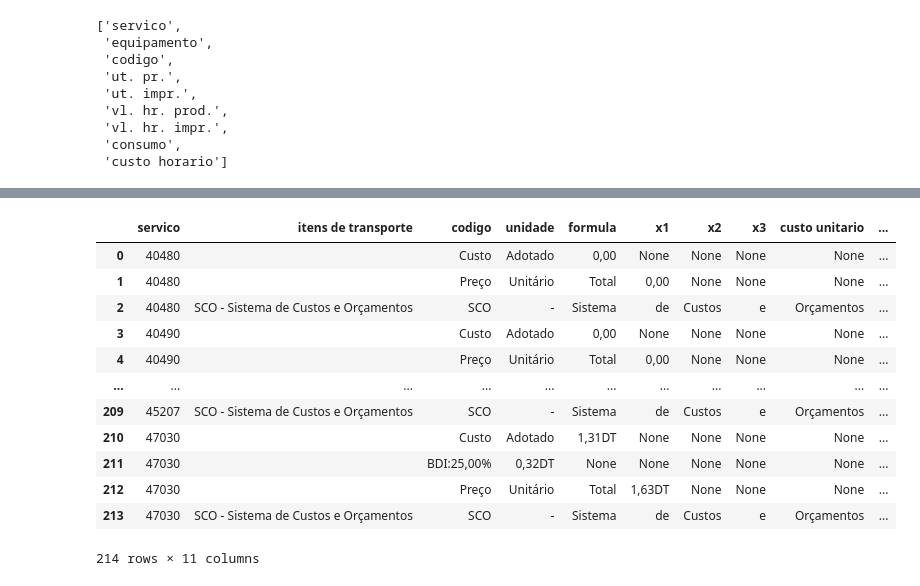
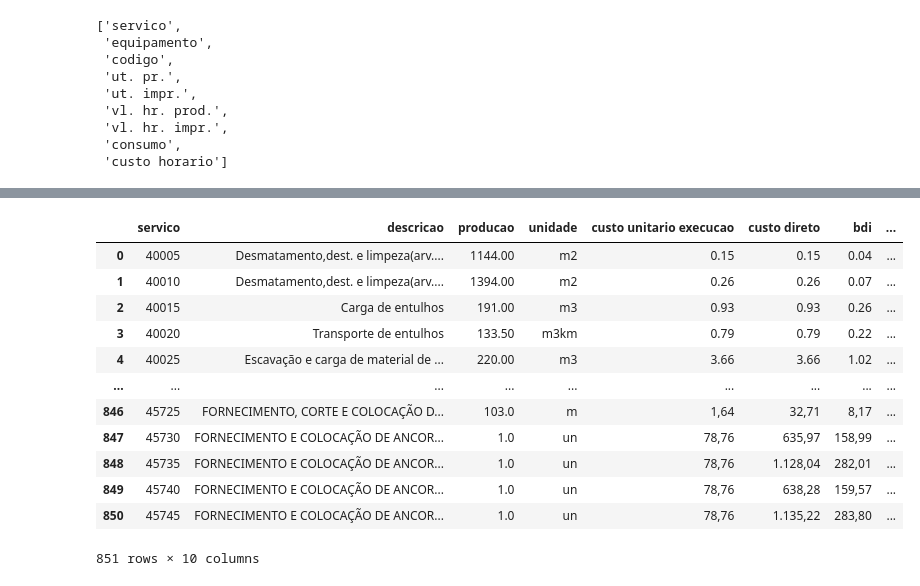
Before and after one commit to vinifroes/terraplanagem-pavimentacao, a Jupyter notebook: etl.ipynb, the cells around one changed output, grey strips where cells are left out. Drawn from its saved outputs; the diff is of its cells as text; code cells hidden in the pictures.

```diff
--- a/etl.ipynb
+++ b/etl.ipynb
@@ -92,5 +92,8 @@ def add_data_sheet(wb, sheet_name, sheet_vars):
         for n, v in enumerate(i):
             ws.write(row, n, v)
         row += 1
+# %%
+number_format = {",": "", "": ""}
+number_format_br = {".": "", ",": "."}
 # %%
 composicoes_files = [
@@ -577,35 +767,47 @@ df_equipamentos = pd.DataFrame(
 # %%
+df_servico = pd.DataFrame(
+    _global_servico, columns=composicoes["servico_title"] + ["source"]
+)
+df_equipamentos = pd.DataFrame(
+    _global_equipamentos, columns=composicoes["equipamentos_title"] + ["source"]
+)
 df_mao_de_obra = pd.DataFrame(
-    global_mao_de_obra, columns=composicoes["mao_de_obra_title"]
+    _global_mao_de_obra, columns=composicoes["mao_de_obra_title"] + ["source"]
 )
 df_itens_de_incidencia = pd.DataFrame(
-    global_itens_de_incidencia, columns=composicoes["itens_de_incidencia_title"]
+    _global_itens_de_incidencia,
+    columns=composicoes["itens_de_incidencia_title"] + ["source"],
 )
-df_materiais = pd.DataFrame(global_materiais, columns=composicoes["materiais_title"])
-df_servicos = pd.DataFrame(global_servicos, columns=composicoes["servicos_title"])
+df_materiais = pd.DataFrame(
+    _global_materiais, columns=composicoes["materiais_title"] + ["source"]
+)
+df_servicos = pd.DataFrame(
+    _global_servicos, columns=composicoes["servicos_title"] + ["source"]
+)
 df_itens_de_transporte = pd.DataFrame(
-    global_itens_de_transporte, columns=composicoes["itens_de_transporte_title"]
+    _global_itens_de_transporte,
+    columns=composicoes["itens_de_transporte_title"] + ["source"],
 )
 # %%
-# df_servico
+df_servico
 # df_equipamentos
 # df_mao_de_obra
 # df_itens_de_incidencia
 # df_materiais
 # df_servicos
-df_itens_de_transporte
+# df_itens_de_transporte
 # %% [output]
-|  | servico | itens de transporte | codigo | unidade | formula | x1 | x2 | x3 | custo unitario | ... |
-| 0 | 40480 |  | Custo | Adotado | 0,00 | None | None | None | None | ... |
-| 1 | 40480 |  | Preço | Unitário | Total | 0,00 | None | None | None | ... |
-| 2 | 40480 | SCO - Sistema de Custos e Orçamentos | SCO | - | Sistema | de | Custos | e | Orçamentos | ... |
-| 3 | 40490 |  | Custo | Adotado | 0,00 | None | None | None | None | ... |
-| 4 | 40490 |  | Preço | Unitário | Total | 0,00 | None | None | None | ... |
-| ... | ... | ... | ... | ... | ... | ... | ... | ... | ... | ... |
-| 209 | 45207 | SCO - Sistema de Custos e Orçamentos | SCO | - | Sistema | de | Custos | e | Orçamentos | ... |
-| 210 | 47030 |  | Custo | Adotado | 1,31DT | None | None | None | None | ... |
-| 211 | 47030 |  | BDI:25,00% | 0,32DT | None | None | None | None | None | ... |
-| 212 | 47030 |  | Preço | Unitário | Total | 1,63DT | None | None | None | ... |
-| 213 | 47030 | SCO - Sistema de Custos e Orçamentos | SCO | - | Sistema | de | Custos | e | Orçamentos | ... |
+|  | servico | descricao | producao | unidade | custo unitario execucao | custo direto | bdi | ... |
+| 0 | 40005 | Desmatamento,dest. e limpeza(arv.... | 1144.00 | m2 | 0.15 | 0.15 | 0.04 | ... |
+| 1 | 40010 | Desmatamento,dest. e limpeza(arv.... | 1394.00 | m2 | 0.26 | 0.26 | 0.07 | ... |
+| 2 | 40015 | Carga de entulhos | 191.00 | m3 | 0.93 | 0.93 | 0.26 | ... |
+| 3 | 40020 | Transporte de entulhos | 133.50 | m3km | 0.79 | 0.79 | 0.22 | ... |
+| 4 | 40025 | Escavação e carga de material de ... | 220.00 | m3 | 3.66 | 3.66 | 1.02 | ... |
+| ... | ... | ... | ... | ... | ... | ... | ... | ... |
+| 846 | 45725 | FORNECIMENTO, CORTE E COLOCAÇÃO D... | 103.0 | m | 1,64 | 32,71 | 8,17 | ... |
+| 847 | 45730 | FORNECIMENTO E COLOCAÇÃO DE ANCOR... | 1.0 | un | 78,76 | 635,97 | 158,99 | ... |
+| 848 | 45735 | FORNECIMENTO E COLOCAÇÃO DE ANCOR... | 1.0 | un | 78,76 | 1.128,04 | 282,01 | ... |
+| 849 | 45740 | FORNECIMENTO E COLOCAÇÃO DE ANCOR... | 1.0 | un | 78,76 | 638,28 | 159,57 | ... |
+| 850 | 45745 | FORNECIMENTO E COLOCAÇÃO DE ANCOR... | 1.0 | un | 78,76 | 1.135,22 | 283,80 | ... |
-214 rows × 11 columns
+851 rows × 10 columns
 # %%
```
Also changed, not shown: parts of 11 cells of this notebook, 2 other files.
